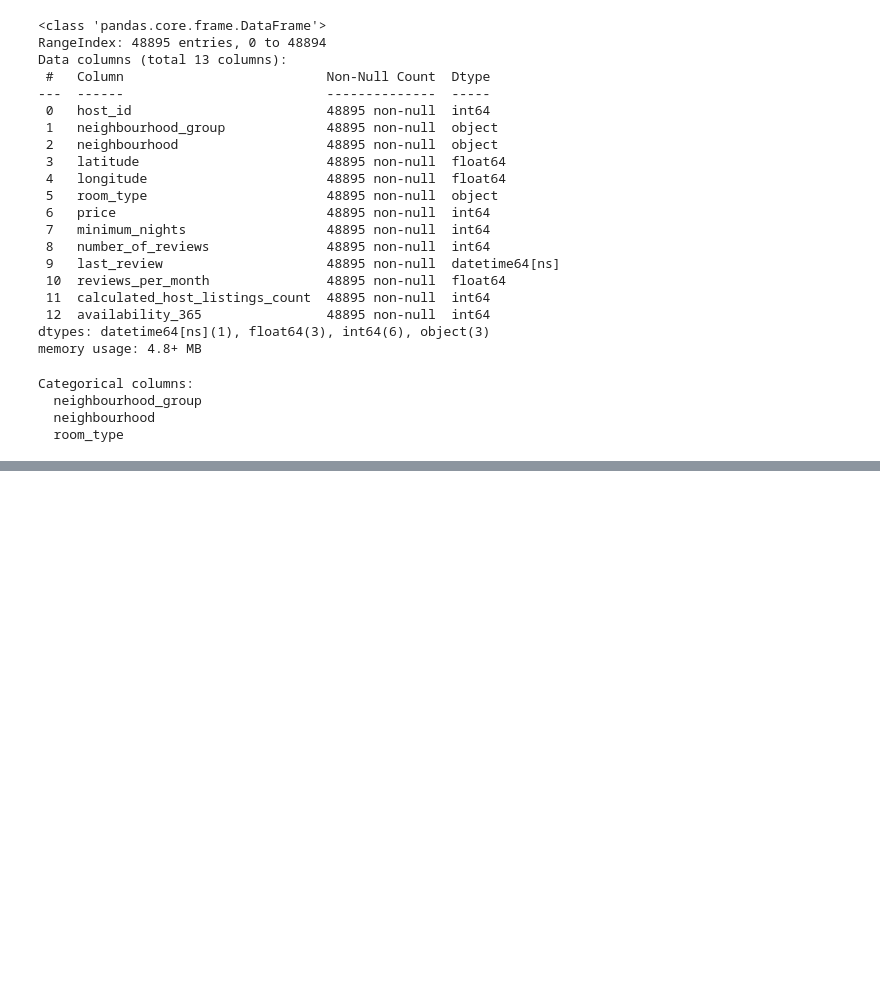
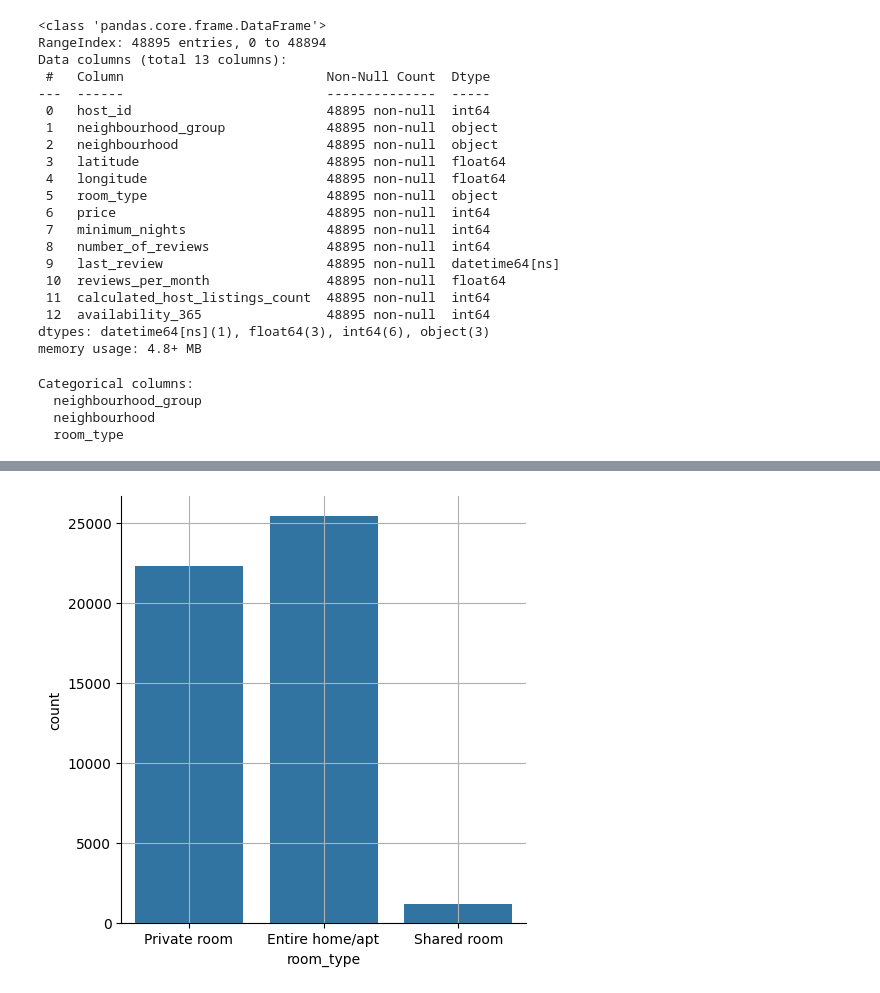
Before and after one commit to 4GeeksAcademy/fer-romerEDA, a Jupyter notebook: src/explore.ipynb, the cells around one changed output, grey strips where cells are left out. Cells and saved outputs as stored; diff of their text form; code cells hidden in the pictures; blank space fills up the shorter version.

```diff
--- a/src/explore.ipynb
+++ b/src/explore.ipynb
@@ -272,0 +278,5 @@ Categorical columns:
+# %%
+sns.catplot(x=AB_NYC_2019['room_type'], kind='count')
+plt.grid()
+# %% [output]
+[figure, added]
```
Also changed, not shown: parts of 5 cells of this notebook.
